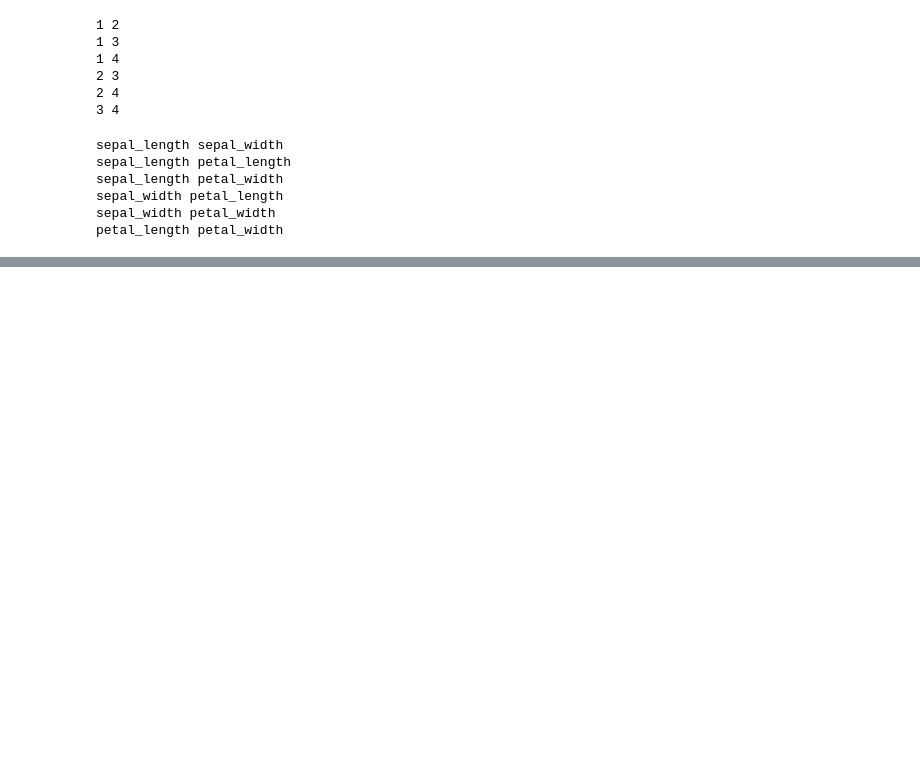
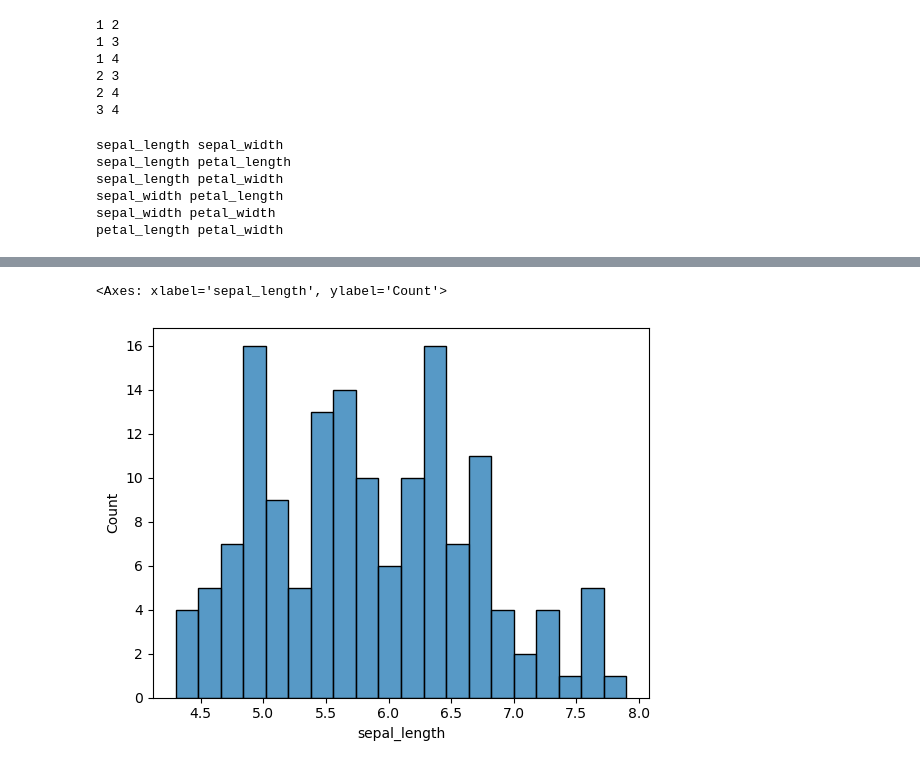
Before and after one commit to ciaranmurphy10/pands-my-work, a Jupyter notebook: Project.ipynb, the cells around one changed output, grey strips where cells are left out. Saved outputs shown, nothing was run; the diff lists cells and outputs as text; code cells hidden in the pictures; blank space fills up the shorter version.

```diff
--- a/Project.ipynb
+++ b/Project.ipynb
@@ -165,0 +215,5 @@ petal_length petal_width
+# %%
+sns.histplot(iris_df['sepal_length'], bins = 20)
+# %% [output]
+<Axes: xlabel='sepal_length', ylabel='Count'>
+[figure, added]
```
Also changed, not shown: parts of 13 cells of this notebook, 13 other files.
